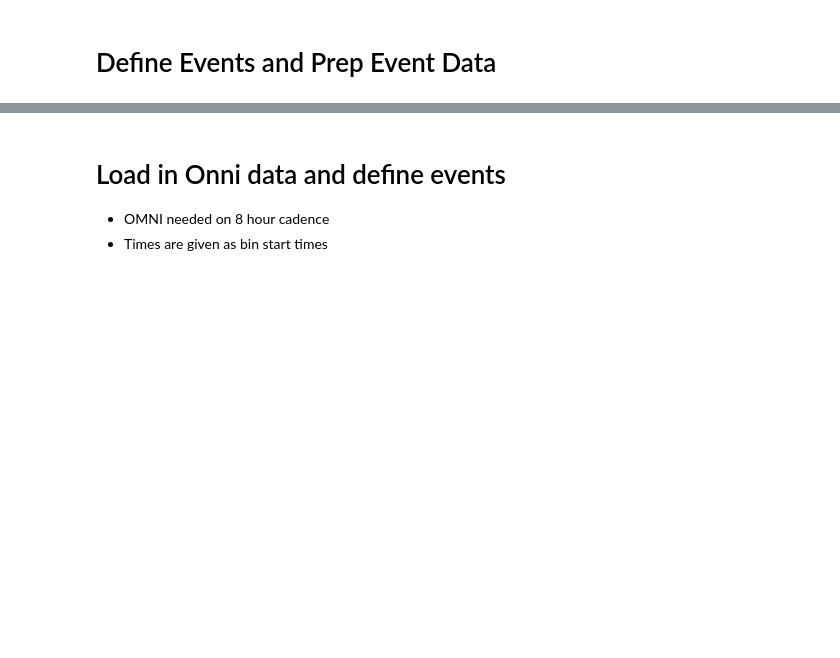
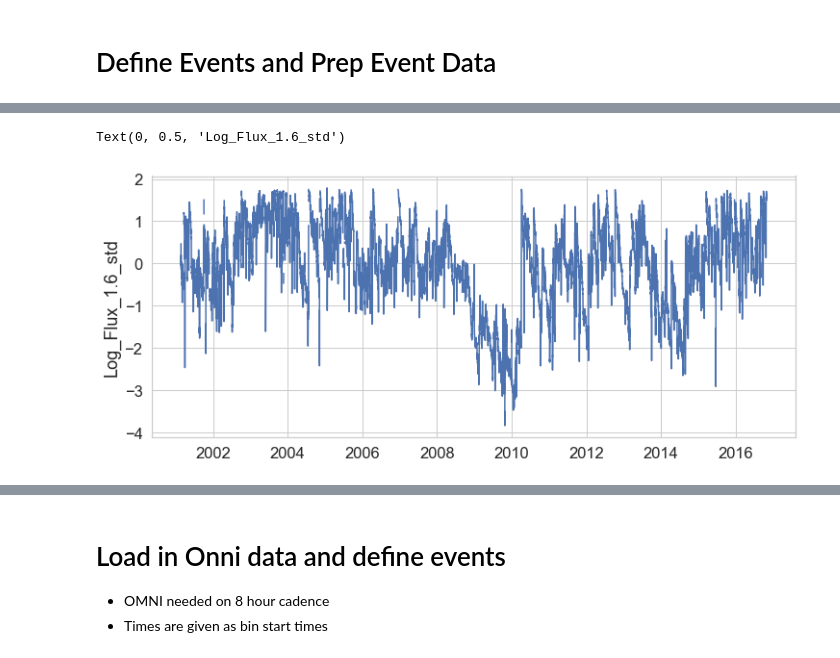
Before and after one commit to balarsen/GPSFluxForecast, a Jupyter notebook: Notebooks/Define Events and Prep Event Data.ipynb, the cells around one changed output, grey strips where cells are left out. Drawn from its saved outputs; the diff is of its cells as text; code cells hidden in the pictures; blank space fills up the shorter version.

```diff
--- a/Notebooks/Define Events and Prep Event Data.ipynb
+++ b/Notebooks/Define Events and Prep Event Data.ipynb
@@ -54,0 +55,2 @@ examples.directory is deprecated; in the future, examples will be found relative
+# %%
+df = pd.read_hdf('../Data/CXD_Data.h5', 'Log_Flux_1.6_std')
@@ -54,0 +66,6 @@ examples.directory is deprecated; in the future, examples will be found relative
+# %%
+df.plot(figsize=(12,5))
+plt.ylabel('Log_Flux_1.6_std')
+# %% [output]
+Text(0, 0.5, 'Log_Flux_1.6_std')
+[figure, added]
```
Also changed, not shown: parts of 11 cells of this notebook, 2 other files.
